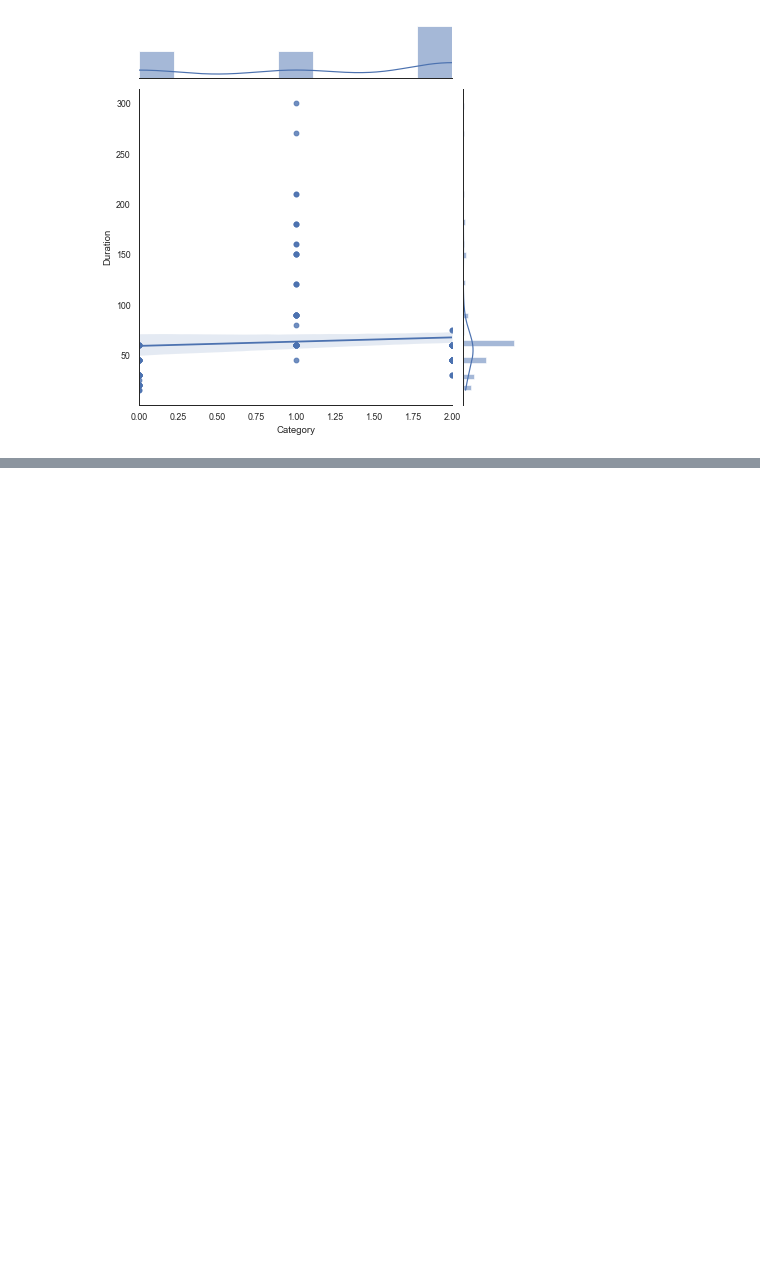
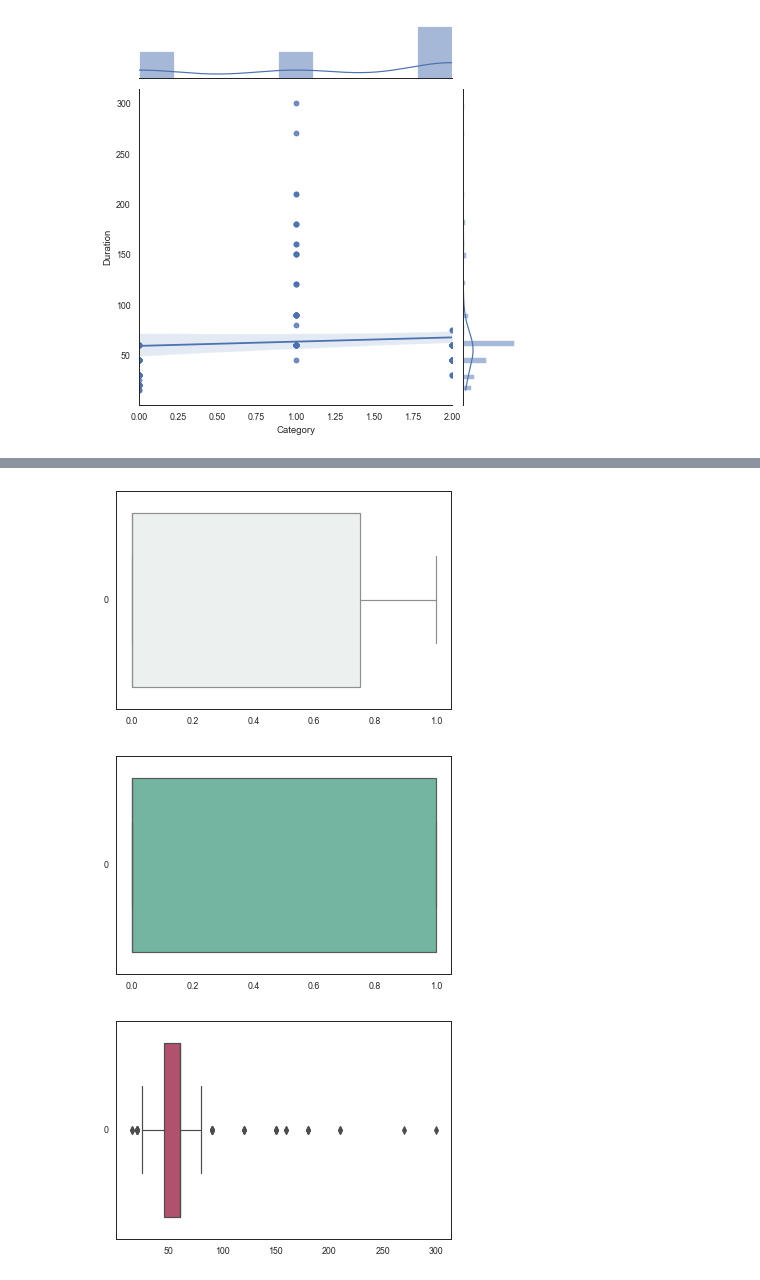
Before and after one commit to EysaN/data-mining-exercises, a Jupyter notebook: week8/week8_class7_ex2.ipynb, the cells around one changed output, grey strips where cells are left out. Cells and saved outputs as stored; diff of their text form; code cells hidden in the pictures; blank space fills up the shorter version.

```diff
--- a/week8/week8_class7_ex2.ipynb
+++ b/week8/week8_class7_ex2.ipynb
@@ -170,0 +227,16 @@ print(onehot_encoded)
+# %%
+#Distribution of data in each class
+cals_few = df[0]
+cals_high = df[1]
+durs = df["Duration"]
+
+ax = sns.boxplot(data=cals_few, orient="h", palette="light:#5A9")
+plt.show()
+ax = sns.boxplot(data=cals_high, orient="h", palette="Set2")
+plt.show()
+ax = sns.boxplot(data=durs, orient="h", palette="flare")
+plt.show()
+# %% [output]
+[figure, added]
+[figure, added]
+[figure, added]
```
Also changed, not shown: parts of 16 cells of this notebook, 2 other files.
